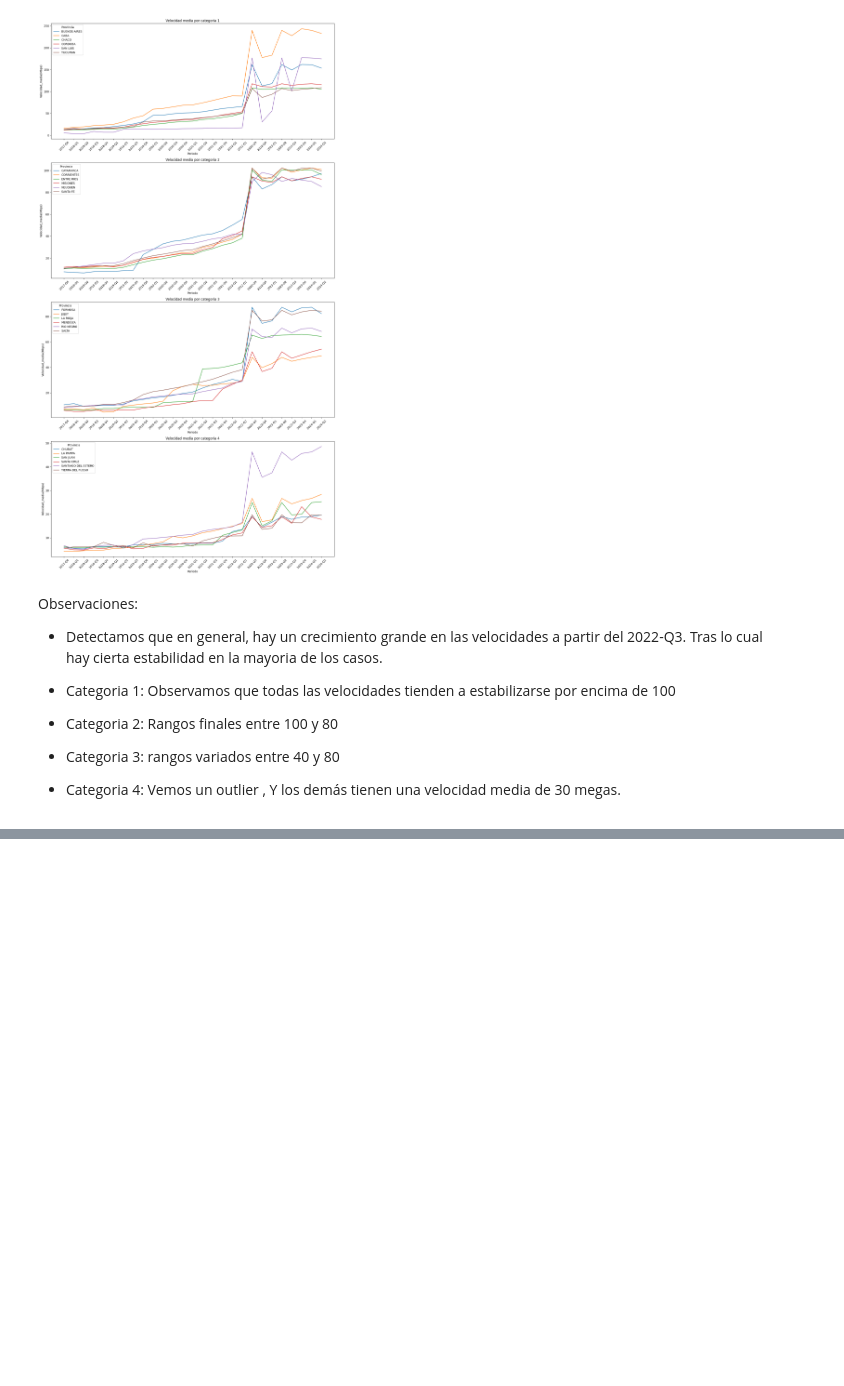
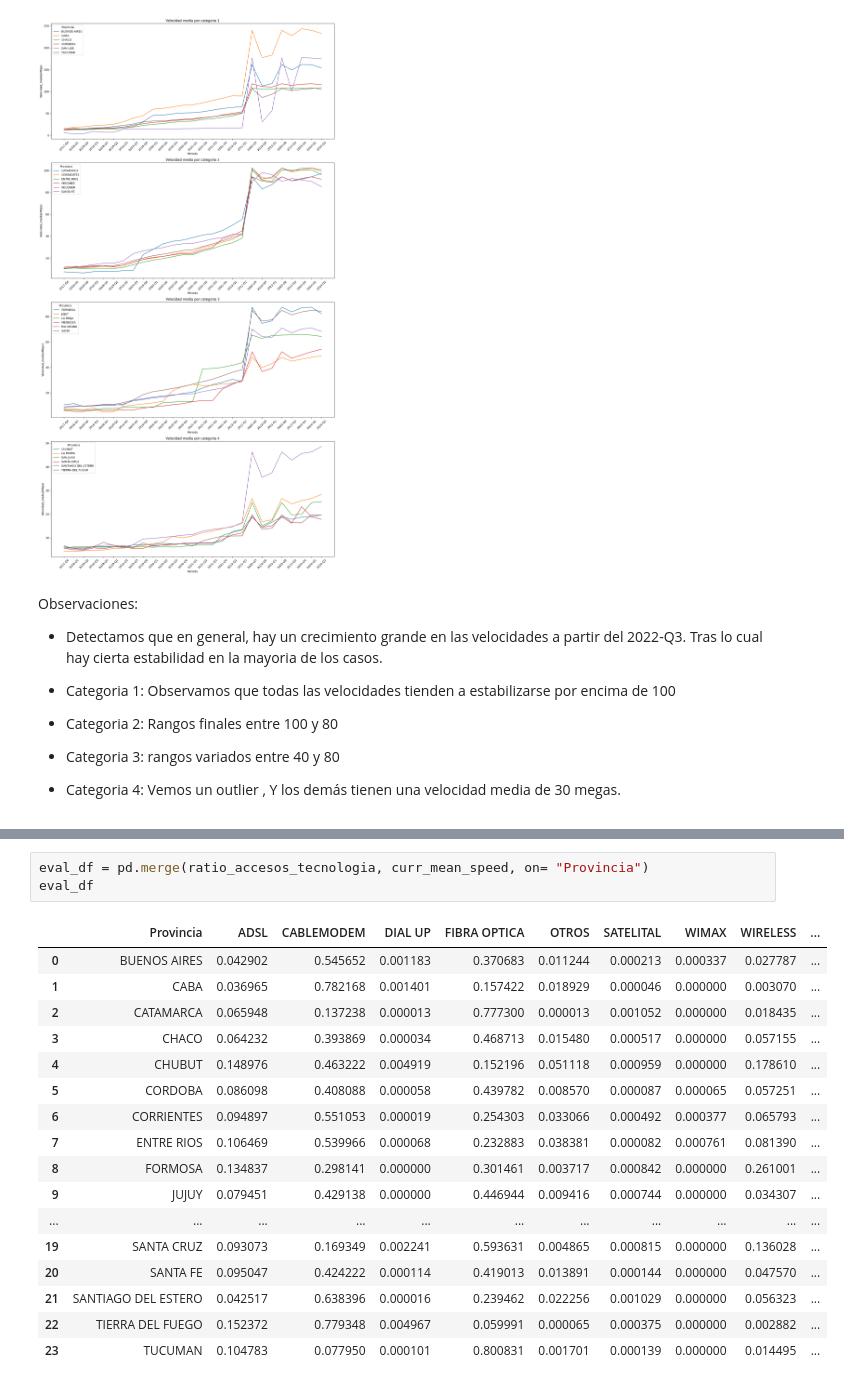
Before and after one commit to SDCaFlo/HenryDataAnalytics, a Jupyter notebook: EDA.ipynb, the cells around one changed output, grey strips where cells are left out. Drawn from its saved outputs; the diff is of its cells as text; blank space fills up the shorter version.

```diff
--- a/EDA.ipynb
+++ b/EDA.ipynb
@@ -711,0 +1093,21 @@ Observaciones:
+# %%
+eval_df = pd.merge(ratio_accesos_tecnologia, curr_mean_speed, on= "Provincia")
+eval_df
+# %% [output]
+|  | Provincia | ADSL | CABLEMODEM | DIAL UP | FIBRA OPTICA | OTROS | SATELITAL | WIMAX | WIRELESS | ... |
+| 0 | BUENOS AIRES | 0.042902 | 0.545652 | 0.001183 | 0.370683 | 0.011244 | 0.000213 | 0.000337 | 0.027787 | ... |
+| 1 | CABA | 0.036965 | 0.782168 | 0.001401 | 0.157422 | 0.018929 | 0.000046 | 0.000000 | 0.003070 | ... |
+| 2 | CATAMARCA | 0.065948 | 0.137238 | 0.000013 | 0.777300 | 0.000013 | 0.001052 | 0.000000 | 0.018435 | ... |
+| 3 | CHACO | 0.064232 | 0.393869 | 0.000034 | 0.468713 | 0.015480 | 0.000517 | 0.000000 | 0.057155 | ... |
+| 4 | CHUBUT | 0.148976 | 0.463222 | 0.004919 | 0.152196 | 0.051118 | 0.000959 | 0.000000 | 0.178610 | ... |
+| 5 | CORDOBA | 0.086098 | 0.408088 | 0.000058 | 0.439782 | 0.008570 | 0.000087 | 0.000065 | 0.057251 | ... |
+| 6 | CORRIENTES | 0.094897 | 0.551053 | 0.000019 | 0.254303 | 0.033066 | 0.000492 | 0.000377 | 0.065793 | ... |
+| 7 | ENTRE RIOS | 0.106469 | 0.539966 | 0.000068 | 0.232883 | 0.038381 | 0.000082 | 0.000761 | 0.081390 | ... |
+| 8 | FORMOSA | 0.134837 | 0.298141 | 0.000000 | 0.301461 | 0.003717 | 0.000842 | 0.000000 | 0.261001 | ... |
+| 9 | JUJUY | 0.079451 | 0.429138 | 0.000000 | 0.446944 | 0.009416 | 0.000744 | 0.000000 | 0.034307 | ... |
+| ... | ... | ... | ... | ... | ... | ... | ... | ... | ... | ... |
+| 19 | SANTA CRUZ | 0.093073 | 0.169349 | 0.002241 | 0.593631 | 0.004865 | 0.000815 | 0.000000 | 0.136028 | ... |
+| 20 | SANTA FE | 0.095047 | 0.424222 | 0.000114 | 0.419013 | 0.013891 | 0.000144 | 0.000000 | 0.047570 | ... |
+| 21 | SANTIAGO DEL ESTERO | 0.042517 | 0.638396 | 0.000016 | 0.239462 | 0.022256 | 0.001029 | 0.000000 | 0.056323 | ... |
+| 22 | TIERRA DEL FUEGO | 0.152372 | 0.779348 | 0.004967 | 0.059991 | 0.000065 | 0.000375 | 0.000000 | 0.002882 | ... |
+| 23 | TUCUMAN | 0.104783 | 0.077950 | 0.000101 | 0.800831 | 0.001701 | 0.000139 | 0.000000 | 0.014495 | ... |
```
Also changed, not shown: parts of 38 cells of this notebook.
